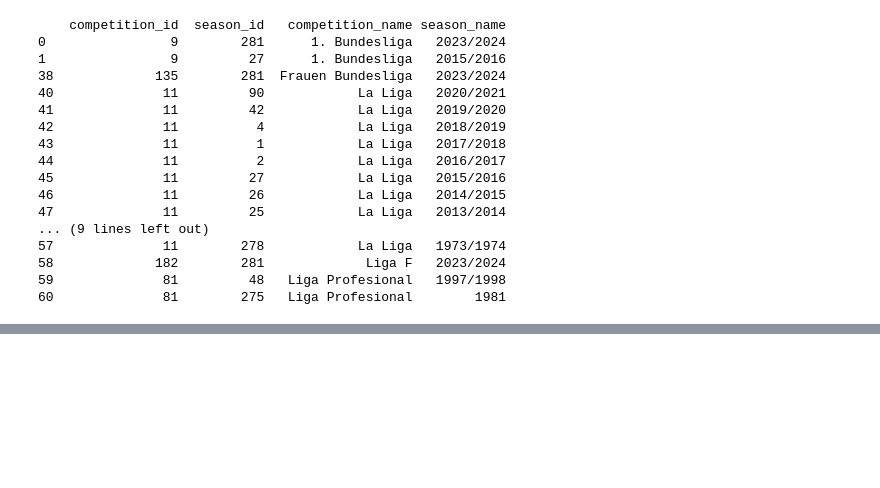
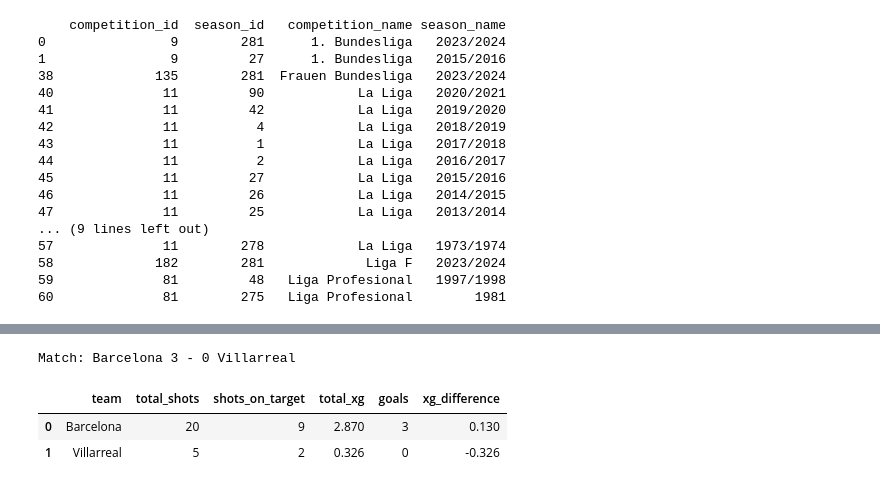
Before and after one commit to leventdusunceli/football_analytics, a Jupyter notebook: notebooks/football_analytics_demo.ipynb, the cells around one changed output, grey strips where cells are left out. Cells and saved outputs as stored; diff of their text form; code cells hidden in the pictures; blank space fills up the shorter version.

```diff
--- a/notebooks/football_analytics_demo.ipynb
+++ b/notebooks/football_analytics_demo.ipynb
@@ -124,0 +192,18 @@ print(bundesliga[["competition_id", "season_id", "competition_name", "season_nam
+# %%
+# use the first Barcelona match
+MATCH_ID = barca_matches.iloc[0]["match_id"]
+home = barca_matches.iloc[0]["home_team"]
+away = barca_matches.iloc[0]["away_team"]
+home_score = barca_matches.iloc[0]["home_score"]
+away_score = barca_matches.iloc[0]["away_score"]
+
+print(f"Match: {home} {home_score} - {away_score} {away}\n")
+
+shots = sb_client.get_shots(match_id=MATCH_ID)
+xg_summary = get_match_xg_summary(shots)
+xg_summary
+# %% [output]
+Match: Barcelona 3 - 0 Villarreal
+|  | team | total_shots | shots_on_target | total_xg | goals | xg_difference |
+| 0 | Barcelona | 20 | 9 | 2.870 | 3 | 0.130 |
+| 1 | Villarreal | 5 | 2 | 0.326 | 0 | -0.326 |
```
Also changed, not shown: parts of 10 cells of this notebook, 2 other files.
